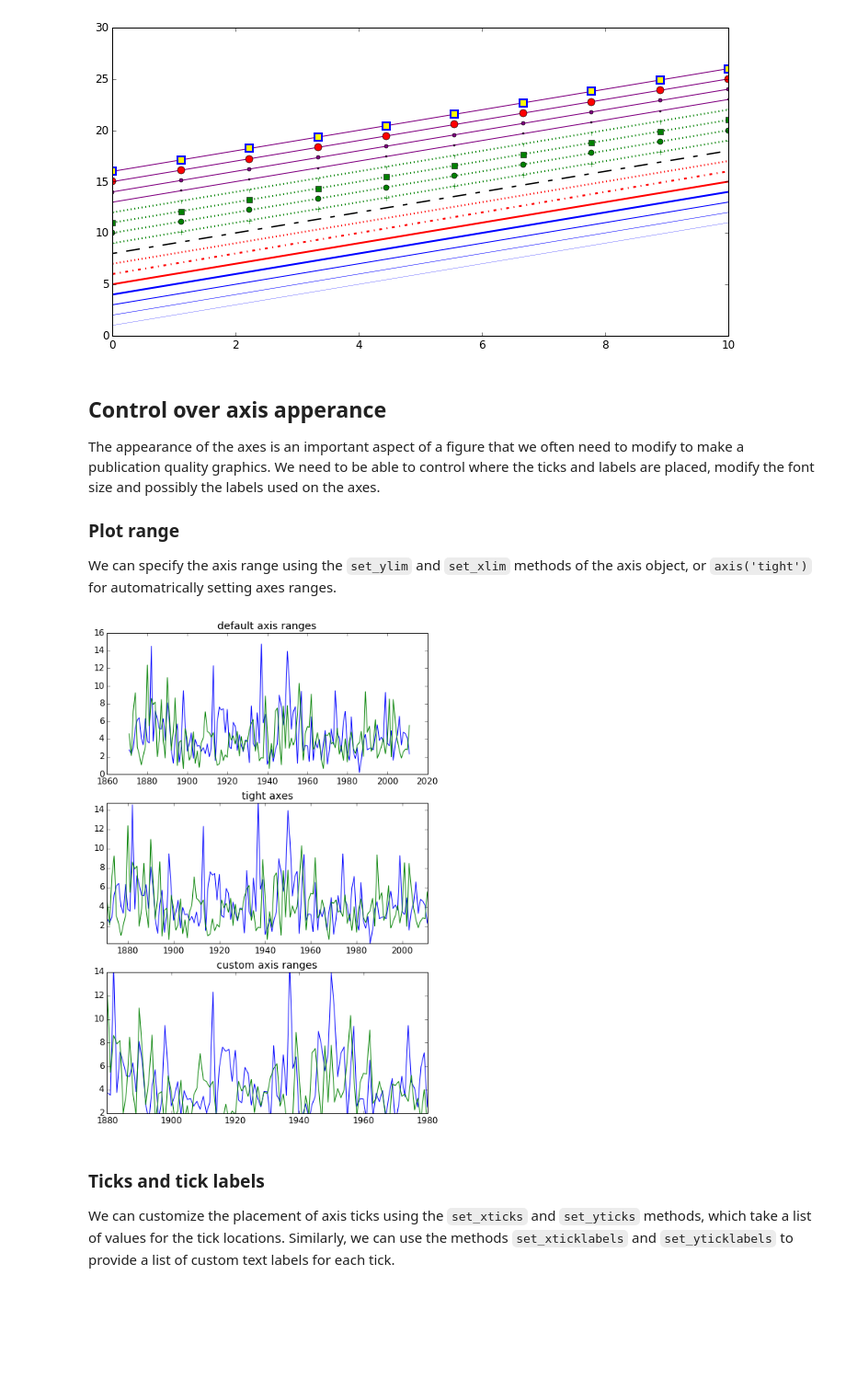
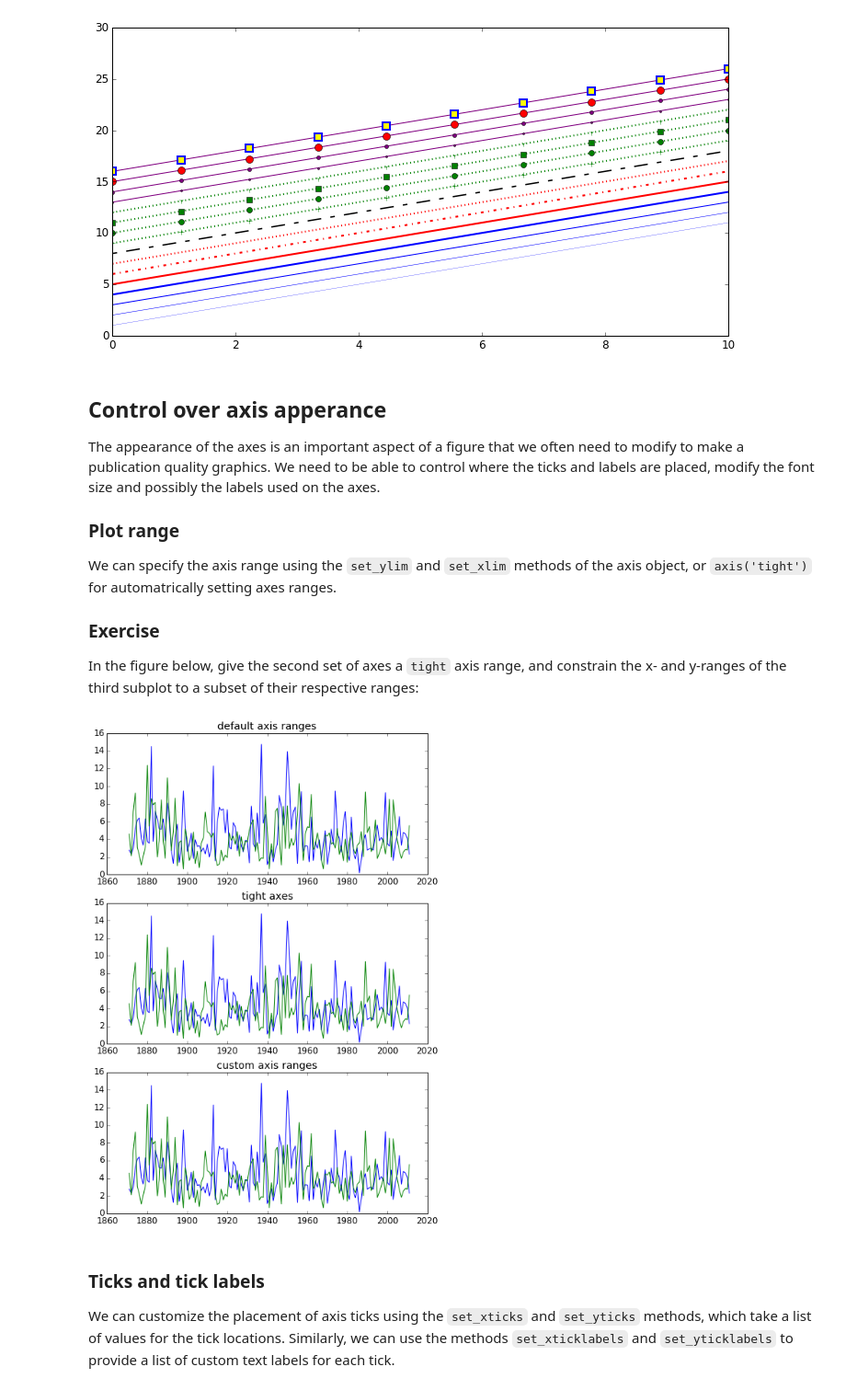
Before and after one commit to emilydolson/2016-01-19-CDC, a Jupyter notebook: scientific_python/matplotlib.ipynb, the cells around one changed output. Shown at 92% size. Cells and saved outputs as stored; diff of their text form; code cells hidden in the pictures; blank space fills up the shorter version.

```diff
--- a/scientific_python/matplotlib.ipynb
+++ b/scientific_python/matplotlib.ipynb
@@ -40,8 +40,8 @@ Let's import some data and plot a simple figure with the MATLAB-like plotting AP
 # %%
 import numpy as np
 
-rain = np.genfromtxt('../data/nashville_precip.txt', delimiter='\t',
-                     names=True, missing='NA')
+rain = np.genfromtxt('data/nashville_precip.txt', delimiter='\t',
+                     names=True, missing_values='NA')
 # %%
 rain[:3]
 # %% [output]
@@ -269,7 +281,8 @@ We can also change the global font size and font family, which applies to all te
 # %%
 import matplotlib as mpl
 # Update the matplotlib configuration parameters:
-mpl.rcParams.update({'font.size': 18, 'font.family': 'serif'})
+mpl.rcParams.update({'font.size': 18,
+                     'font.family': 'serif'})
 # %%
 fig, ax = plt.subplots()
 
@@ -377,22 +392,23 @@ The appearance of the axes is an important aspect of a figure that we often need
 ### Plot range
 
 We can specify the axis range using the `set_ylim` and `set_xlim` methods of the axis object, or `axis('tight')` for automatrically setting axes ranges.
+
+### Exercise
+
+In the figure below, give the second set of axes a `tight` axis range, and constrain the x- and y-ranges of the third subplot to a subset of their respective ranges:
 # %%
 fig, axes = plt.subplots(3, 1, figsize=(8, 12))
 
 axes[0].plot(rain['Year'], rain['Jan'], rain['Year'], rain['Feb'])
 axes[0].set_title("default axis ranges")
 
 axes[1].plot(rain['Year'], rain['Jan'], rain['Year'], rain['Feb'])
-axes[1].axis('tight')
 axes[1].set_title("tight axes")
 
 axes[2].plot(rain['Year'], rain['Jan'], rain['Year'], rain['Feb'])
-axes[2].set_ylim([2, 14])
-axes[2].set_xlim([1880, 1980])
 axes[2].set_title("custom axis ranges");
 # %% [output]
-[figure, old version]
+[figure, new version]
 # %% [markdown]
 ### Ticks and tick labels
 
```
Also changed, not shown: parts of 32 cells of this notebook, 1 other file.
